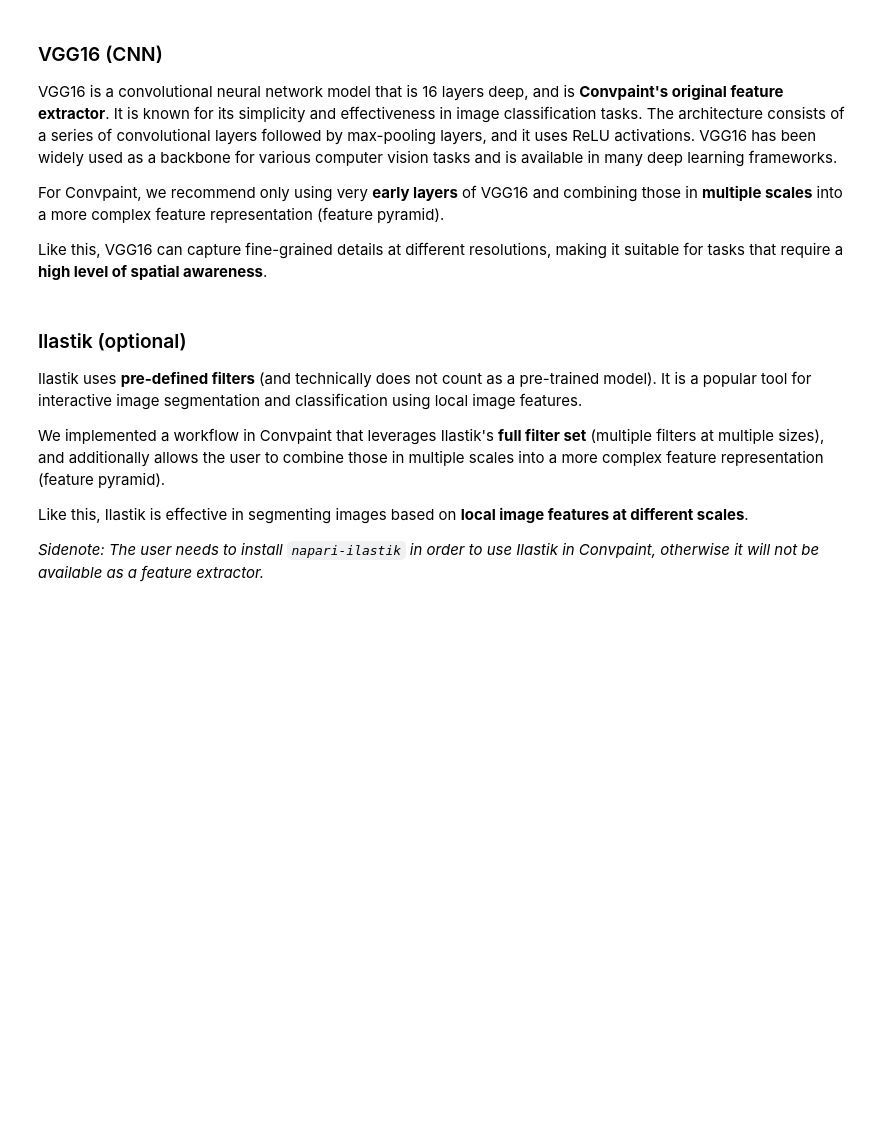
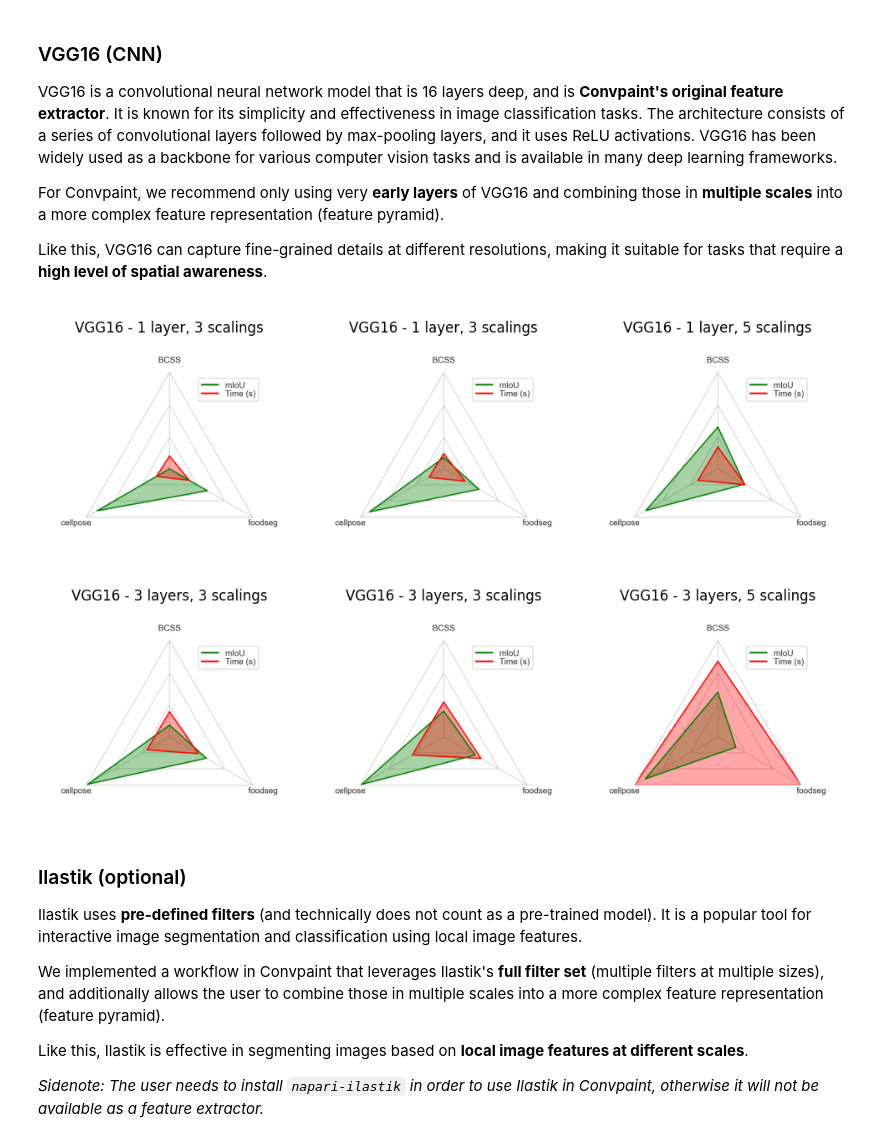
Before and after one commit to guiwitz/napari-convpaint, a Jupyter notebook: book/FE_descriptions.ipynb, the cells around one changed output. Cells and saved outputs as stored; diff of their text form; code cells hidden in the pictures; blank space fills up the shorter version.

Commit message:
Add spider diagrams to fe_descriptions

```diff
--- a/book/FE_descriptions.ipynb
+++ b/book/FE_descriptions.ipynb
@@ -9,3 +11,22 @@ Here, the currently implemented models are described:
+# %%
+import skimage
+import matplotlib.pyplot as plt
+
+plot_path = "../images/fe_quantifications/"
+def show_plots(model_names, titles, factor=2):
+    if not len(model_names) == len(titles):
+        raise ValueError("model_names and titles must have the same length")
+    fig, ax = plt.subplots(1, len(model_names), figsize=(factor * len(model_names), factor), dpi=400 / factor)
+    if len(model_names) == 1:
+        ax = [ax]
+    for model_name, title, axis in zip(model_names, titles, ax):
+        name = "radar_plot_" + model_name + "_(relative)_overlay.png"
+        img = skimage.io.imread(plot_path + name)
+        img = img[80:-160]
+        axis.imshow(img)
+        axis.set_title(title, fontsize=12/4*factor)
+        axis.axis("off")
+    plt.show()
 # %% [markdown]
 ### VGG16 (CNN)
 
@@ -14,6 +35,12 @@ VGG16 is a convolutional neural network model that is 16 layers deep, and is **C
 For Convpaint, we recommend only using very **early layers** of VGG16 and combining those in **multiple scales** into a more complex feature representation (feature pyramid).
 
 Like this, VGG16 can capture fine-grained details at different resolutions, making it suitable for tasks that require a **high level of spatial awareness**.
+# %%
+show_plots(["vgg16-l1s2", "vgg16-l1s3", "vgg16-l1s5"], ["VGG16 - 1 layer, 3 scalings", "VGG16 - 1 layer, 3 scalings", "VGG16 - 1 layer, 5 scalings"])
+show_plots(["vgg16-l3s2", "vgg16-l3s3", "vgg16-l3s5"], ["VGG16 - 3 layers, 3 scalings", "VGG16 - 3 layers, 3 scalings", "VGG16 - 3 layers, 5 scalings"])
+# %% [output]
+[figure, added]
+[figure, added]
 # %% [markdown]
 ### Ilastik (optional)
 
```
Also changed, not shown: parts of 10 cells of this notebook, 23 other files.
